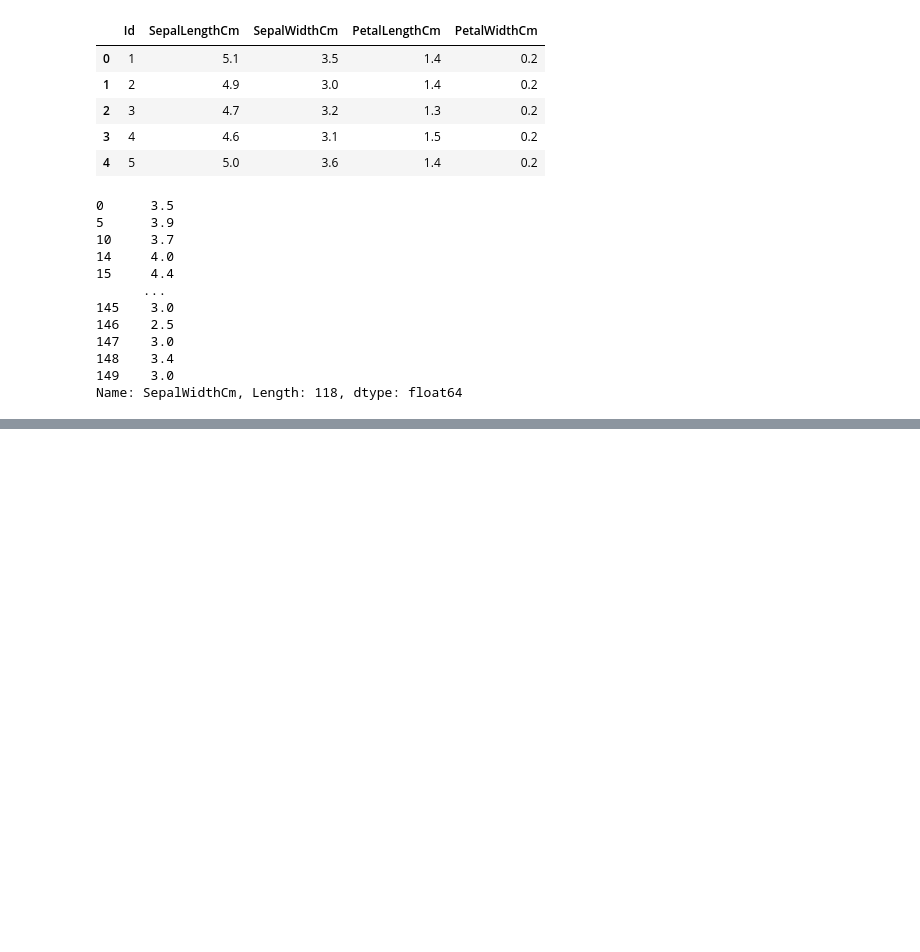
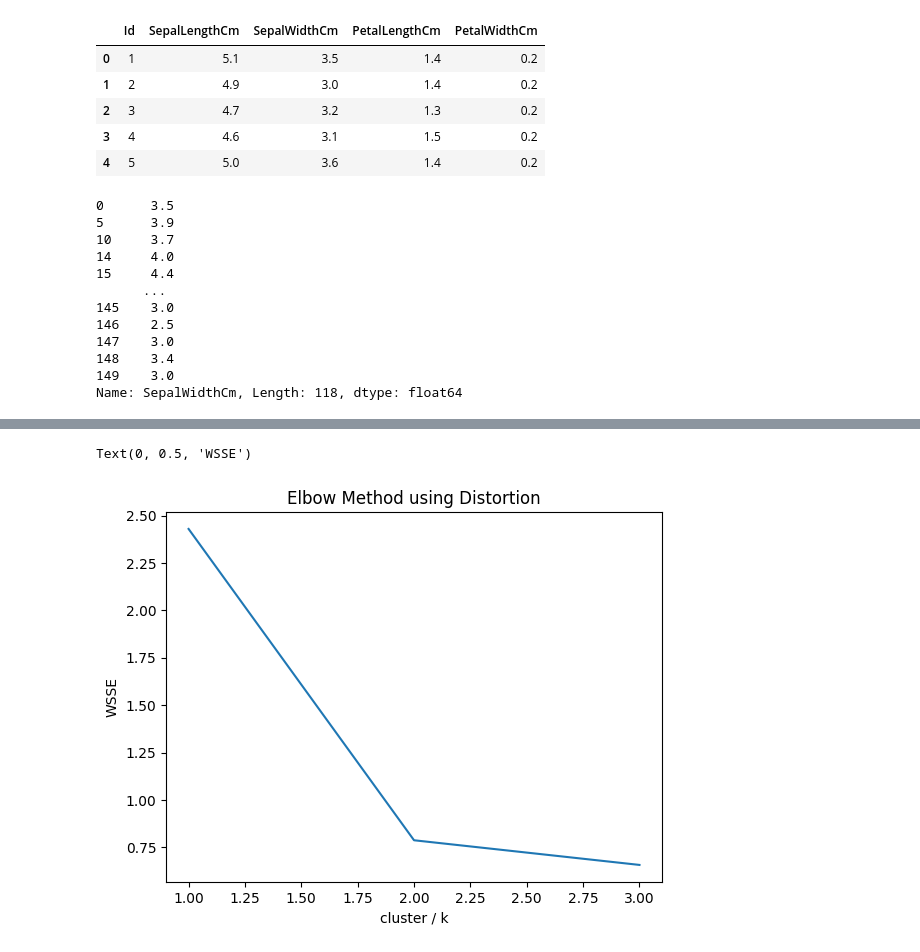
Before and after one commit to royhankamil/Machine-Learning-Project, a Jupyter notebook: Pelatihan_machung/k-means/scratch.ipynb, the cells around one changed output, grey strips where cells are left out. Cells and saved outputs as stored; diff of their text form; code cells hidden in the pictures; blank space fills up the shorter version.

```diff
--- a/Pelatihan_machung/k-means/scratch.ipynb
+++ b/Pelatihan_machung/k-means/scratch.ipynb
@@ -37,6 +37,9 @@ df[df["SepalLengthCm"] > 5]["SepalWidthCm"]
 148    3.4
 149    3.0
 Name: SepalWidthCm, Length: 118, dtype: float64
+# %%
+x = np.array([[2, 3, 4],
+     [3, 4, 5]])
 # %%
 # rand = np.random.randint(df["SepalLengthCm"].min()*10, df["SepalLengthCm"].max()*10) / 10
 # rand
@@ -115,0 +120,14 @@ k_mean.inertia
+# %%
+wcss = []
+for i in range(1, 11):
+    km = Kmeans(n_cluster=i)
+    km.fit(df)
+    wcss.append(km.inertia)
+
+plt.plot(np.arange(1, 11), wcss)
+plt.title("Elbow Method using Distortion")
+plt.xlabel("cluster / k")
+plt.ylabel("WSSE")
+# %% [output]
+Text(0, 0.5, 'WSSE')
+[figure, added]
```
Also changed, not shown: parts of 3 cells of this notebook, 4 other files.
